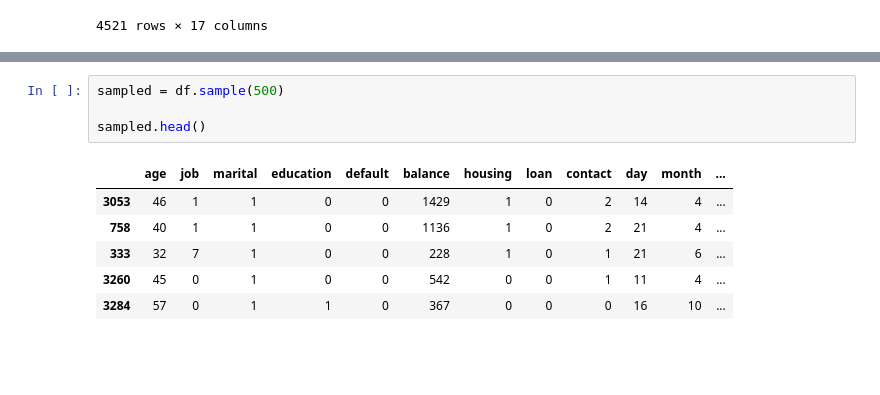
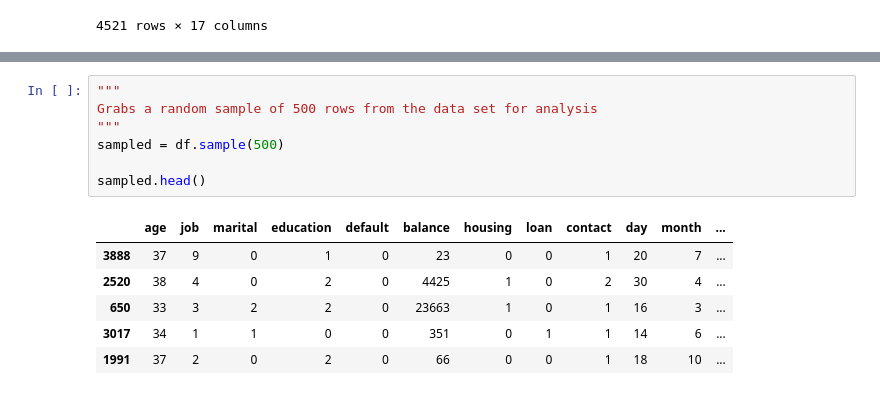
Before and after one commit to Nathaniel-Adams/CS_483_Project_2, a Jupyter notebook: Customer Segmentation/Customer_Segmentation.ipynb, the cells around one changed output, grey strips where cells are left out. Drawn from its saved outputs; the diff is of its cells as text; blank space fills up the shorter version.

```diff
--- a/Customer Segmentation/Customer_Segmentation.ipynb
+++ b/Customer Segmentation/Customer_Segmentation.ipynb
@@ -87,17 +90,20 @@ A value is trying to be set on a copy of a slice from a DataFrame
 
 See the caveats in the documentation: https://pandas.pydata.org/pandas-docs/stable/user_guide/indexing.html#returning-a-view-versus-a-copy
   df.y[df.y == "yes" ] = 1
-# %%
-sampled = df.sample(500)
-
-sampled.head()
-# %% [output]
-|  | age | job | marital | education | default | balance | housing | loan | contact | day | month | ... |
-| 3053 | 46 | 1 | 1 | 0 | 0 | 1429 | 1 | 0 | 2 | 14 | 4 | ... |
-| 758 | 40 | 1 | 1 | 0 | 0 | 1136 | 1 | 0 | 2 | 21 | 4 | ... |
-| 333 | 32 | 7 | 1 | 0 | 0 | 228 | 1 | 0 | 1 | 21 | 6 | ... |
-| 3260 | 45 | 0 | 1 | 0 | 0 | 542 | 0 | 0 | 1 | 11 | 4 | ... |
-| 3284 | 57 | 0 | 1 | 1 | 0 | 367 | 0 | 0 | 0 | 16 | 10 | ... |
+# %%
+"""
+Grabs a random sample of 500 rows from the data set for analysis
+"""
+sampled = df.sample(500)
+
+sampled.head()
+# %% [output]
+|  | age | job | marital | education | default | balance | housing | loan | contact | day | month | ... |
+| 3888 | 37 | 9 | 0 | 1 | 0 | 23 | 0 | 0 | 1 | 20 | 7 | ... |
+| 2520 | 38 | 4 | 0 | 2 | 0 | 4425 | 1 | 0 | 2 | 30 | 4 | ... |
+| 650 | 33 | 3 | 2 | 2 | 0 | 23663 | 1 | 0 | 1 | 16 | 3 | ... |
+| 3017 | 34 | 1 | 1 | 0 | 0 | 351 | 0 | 1 | 1 | 14 | 6 | ... |
+| 1991 | 37 | 2 | 0 | 2 | 0 | 66 | 0 | 0 | 1 | 18 | 10 | ... |
 # %%
 sampled = sampled[~sampled.isin([np.nan, np.inf, -np.inf]).any(1)]
 sampled
```
Also changed, not shown: parts of 19 cells of this notebook, 1 other file.
